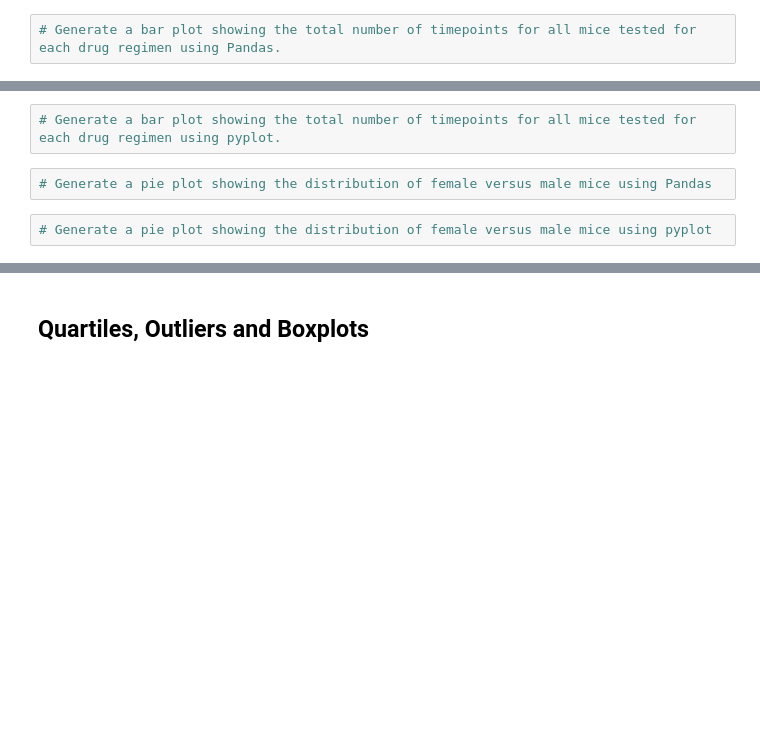
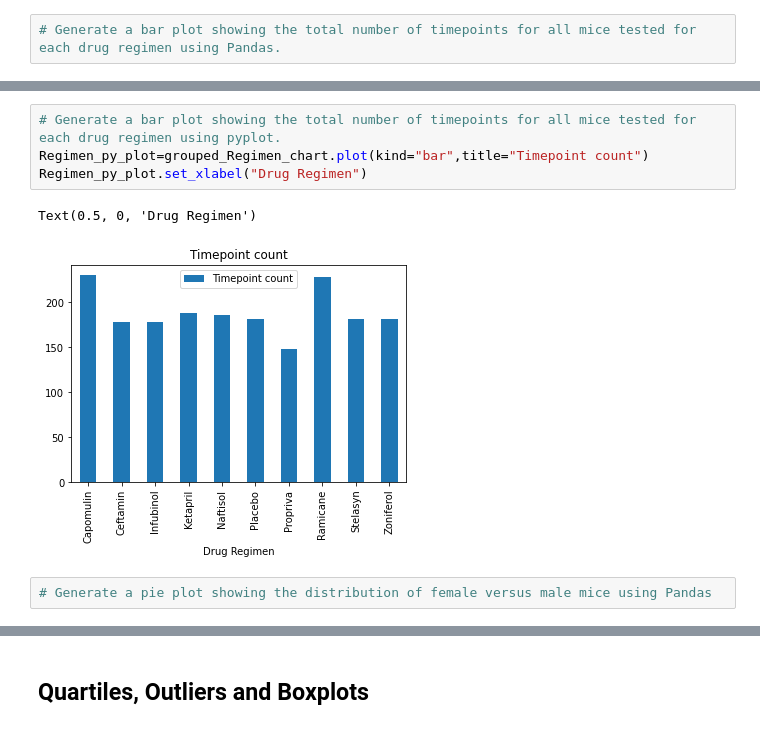
Before and after one commit to RZHANG2021/Matplotlib, a Jupyter notebook: pymaceuticals_starter.ipynb, the cells around one changed output, grey strips where cells are left out. Saved outputs shown, nothing was run; the diff lists cells and outputs as text; blank space fills up the shorter version.

```diff
--- a/pymaceuticals_starter.ipynb
+++ b/pymaceuticals_starter.ipynb
@@ -206,6 +212,9 @@ grouped_clean_df.aggregate({"Tumor Volume (mm3)":['mean', 'median','var','std','
 # %%
 # Generate a bar plot showing the total number of timepoints for all mice tested for each drug regimen using pyplot.
+Regimen_py_plot=grouped_Regimen_chart.plot(kind="bar",title="Timepoint count")
+Regimen_py_plot.set_xlabel("Drug Regimen")
+# %% [output]
+Text(0.5, 0, 'Drug Regimen')
+[figure, added]
 # %%
 # Generate a pie plot showing the distribution of female versus male mice using Pandas
-# %%
-# Generate a pie plot showing the distribution of female versus male mice using pyplot
```
Also changed, not shown: parts of 13 cells of this notebook.
